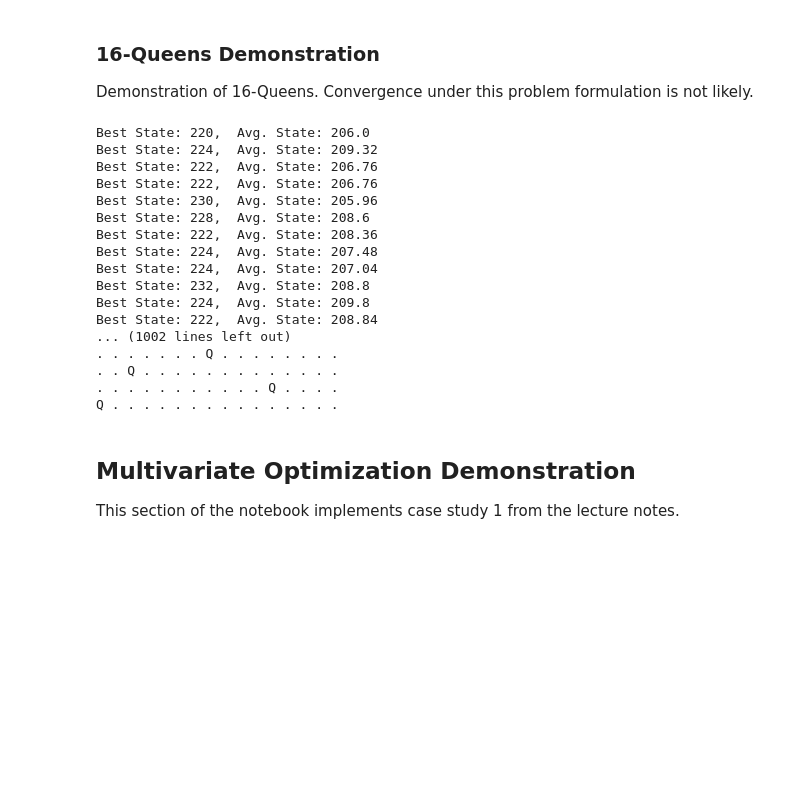
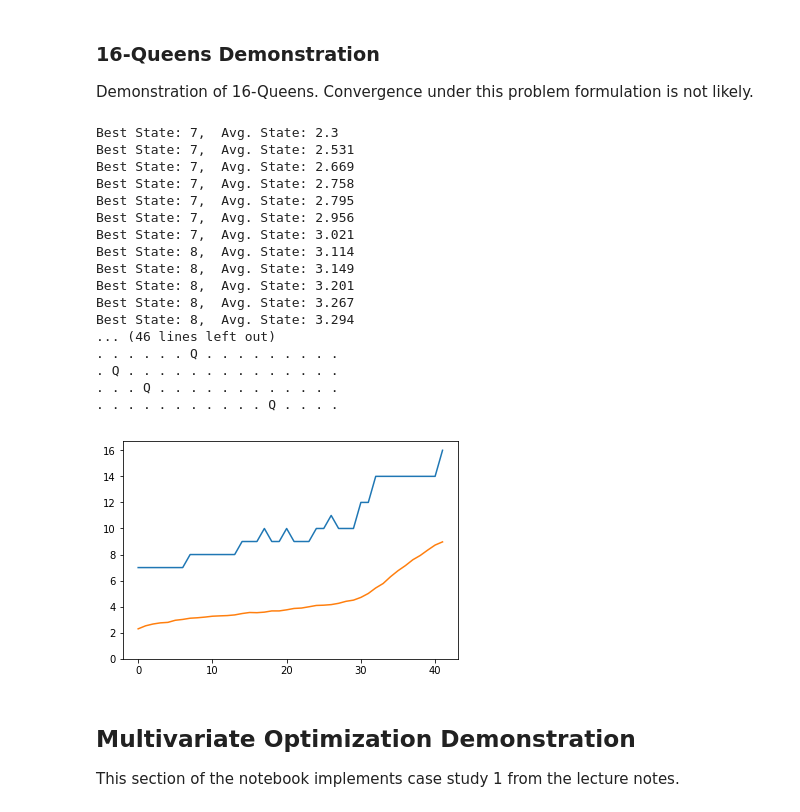
Before and after one commit to richss/cs455-ga, a Jupyter notebook: GA-Demo.ipynb, the cells around one changed output. Cells and saved outputs as stored; diff of their text form; code cells hidden in the pictures; blank space fills up the shorter version.

```diff
--- a/GA-Demo.ipynb
+++ b/GA-Demo.ipynb
@@ -294,8 +306,37 @@ class QueenChromosome(Chromosome):
         while (oldValue == self.state[point]):
             self.state[point] = np.random.randint(0, self.numQueens)
 
+        self.calculateFitness()
+
 
     def calculateFitness(self):
+        """
+        Determines how many queens are not in conflict with any other queens.
+
+        Max fitness is n
+
+        @ return fitness.
+        """
+
+        # intialize
+        self.fitness = self.numQueens
+
+        # Determine each row's fitness
+        for row in range(0,self.numQueens):
+
+            # check other rows and diagonals
+            col = self.state[row]
+            for i in range(0, self.numQueens):
+
+                if i == row:
+                    continue
+
+                if (self.state[i] == col) or (self.state[i] == (col - (i-row))) or (self.state[i] == (col + (i-row))):
+                    self.fitness = self.fitness - 1
+                    break
+
+
+    def calculateFitness2(self):
         """
         Determines fitness of queens state.  For each queen i, it starts with a fitness of n-i
         and 1 point is deducted per conflicting queen j.  This value is summed for all queens.
@@ -311,7 +352,7 @@ class QueenChromosome(Chromosome):
 
         # Determine each row's fitness
         for row in range(0,self.numQueens):
-            rowFitness = self.numQueens - 1 #initalize row fitness
+            rowFitness = self.numQueens-1 #initalize row fitness
 
             # check other rows and diagonals
             col = self.state[row]
@@ -324,7 +365,7 @@ class QueenChromosome(Chromosome):
                 if (self.state[i] == col):
                     rowFitness = rowFitness - 1
                 #diagonal 1
-                if (self.state[i] == (col + (i-row))):
+                if (self.state[i] == (col - (i-row))):
                     rowFitness = rowFitness - 1
                 #diagonal 2
                 if (self.state[i] == (col + (i-row))):
@@ -332,7 +373,6 @@ class QueenChromosome(Chromosome):
 
             # add row fitness to self fitness.
             self.fitness = self.fitness + rowFitness
-
 
 
     def getFitness(self):
@@ -351,7 +391,7 @@ class QueenChromosome(Chromosome):
 
         @return string representation of the node's chess board state
         """
-        boardStr = ""
+        boardStr = "".join(map(str, self.state)) + "\n"
 
         # Traverse row by row
         for i in range(0,self.numQueens):
@@ -430,33 +476,33 @@ Best State: 54,  Avg. State: 42.04
 
 Demonstration of 16-Queens.  Convergence under this problem formulation is not likely.
 # %%
-population = 50
-generations = 1000
+population = 1000
+generations = 200
 p_crossover = 0.7
 p_mutation = 0.1
 n_queens = 16
-fit_target = 16*15
 
 q = QueensGA(population, generations, p_crossover, p_mutation, n_queens)
-q.runGA(target=fit_target)
+q.runGA(target=n_queens)
 # %% [output]
-Best State: 220,  Avg. State: 206.0
-Best State: 224,  Avg. State: 209.32
-Best State: 222,  Avg. State: 206.76
-Best State: 222,  Avg. State: 206.76
-Best State: 230,  Avg. State: 205.96
-Best State: 228,  Avg. State: 208.6
-Best State: 222,  Avg. State: 208.36
-Best State: 224,  Avg. State: 207.48
-Best State: 224,  Avg. State: 207.04
-Best State: 232,  Avg. State: 208.8
-Best State: 224,  Avg. State: 209.8
-Best State: 222,  Avg. State: 208.84
-... (1002 lines left out)
-. . . . . . . Q . . . . . . . .
-. . Q . . . . . . . . . . . . .
+Best State: 7,  Avg. State: 2.3
+Best State: 7,  Avg. State: 2.531
+Best State: 7,  Avg. State: 2.669
+Best State: 7,  Avg. State: 2.758
+Best State: 7,  Avg. State: 2.795
+Best State: 7,  Avg. State: 2.956
+Best State: 7,  Avg. State: 3.021
+Best State: 8,  Avg. State: 3.114
+Best State: 8,  Avg. State: 3.149
+Best State: 8,  Avg. State: 3.201
+Best State: 8,  Avg. State: 3.267
+Best State: 8,  Avg. State: 3.294
+... (46 lines left out)
+. . . . . . Q . . . . . . . . .
+. Q . . . . . . . . . . . . . .
+. . . Q . . . . . . . . . . . .
 . . . . . . . . . . . Q . . . .
-Q . . . . . . . . . . . . . . .
+[figure, added]
 # %% [markdown]
 ## Multivariate Optimization Demonstration
 
```
Also changed, not shown: parts of 4 cells of this notebook.
